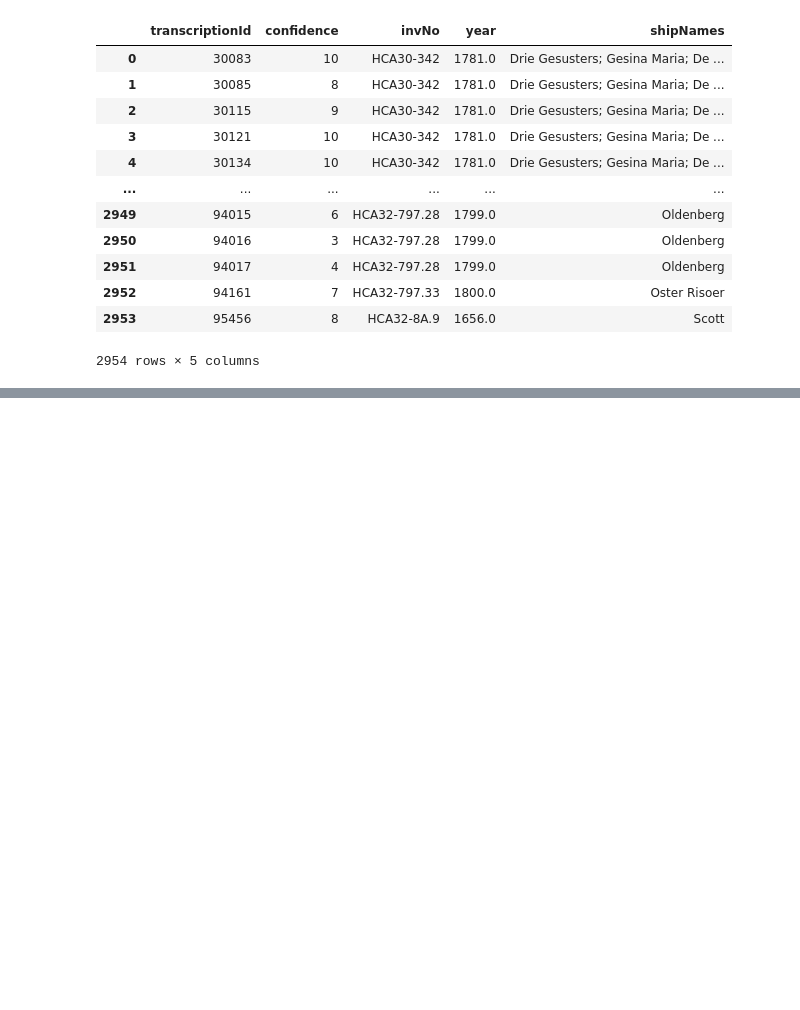
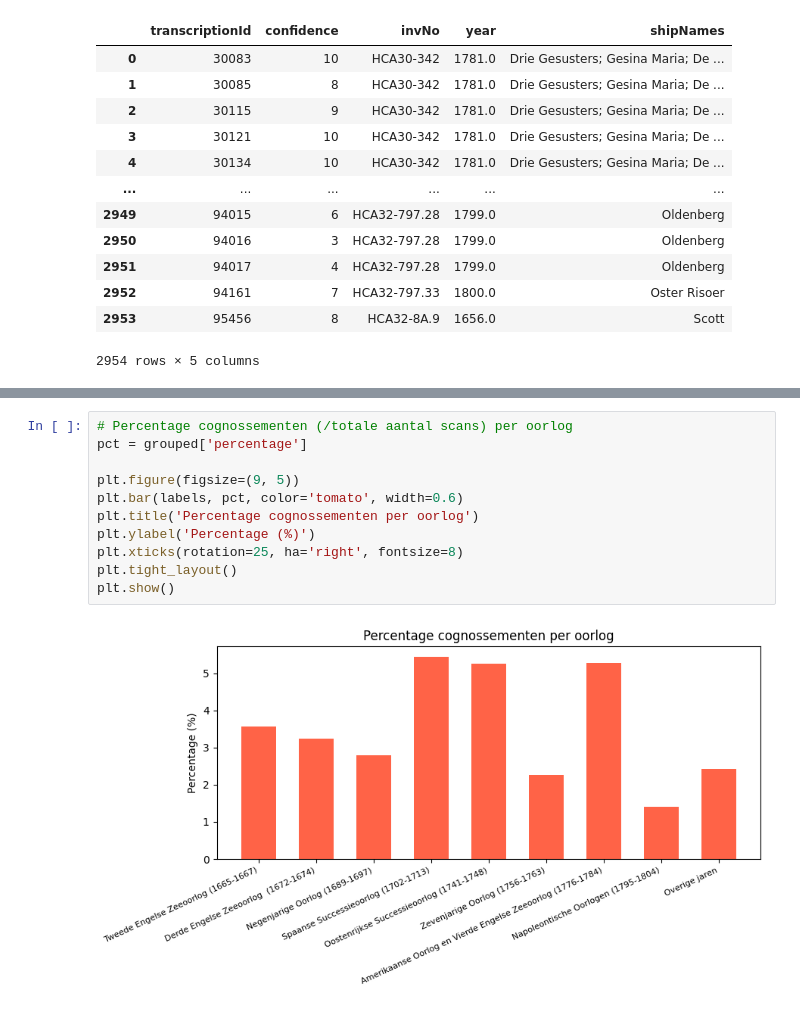
Before and after one commit to gjdekok/cognossementen, a Jupyter notebook: cognossementen.ipynb, the cells around one changed output, grey strips where cells are left out. Saved outputs shown, nothing was run; the diff lists cells and outputs as text; blank space fills up the shorter version.

```diff
--- a/cognossementen.ipynb
+++ b/cognossementen.ipynb
@@ -185,0 +332,13 @@ results_df
+# %%
+# Percentage cognossementen (/totale aantal scans) per oorlog
+pct = grouped['percentage']
+
+plt.figure(figsize=(9, 5))
+plt.bar(labels, pct, color='tomato', width=0.6)
+plt.title('Percentage cognossementen per oorlog')
+plt.ylabel('Percentage (%)')
+plt.xticks(rotation=25, ha='right', fontsize=8)
+plt.tight_layout()
+plt.show()
+# %% [output]
+[figure, added]
```
Also changed, not shown: parts of 10 cells of this notebook.
